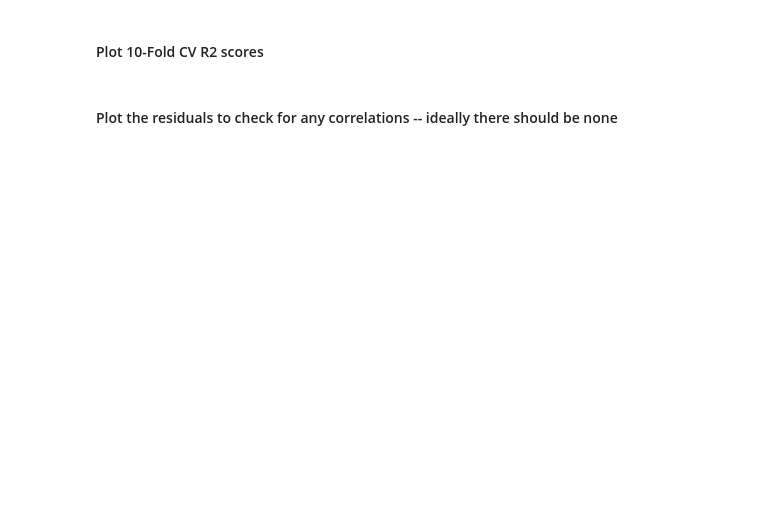
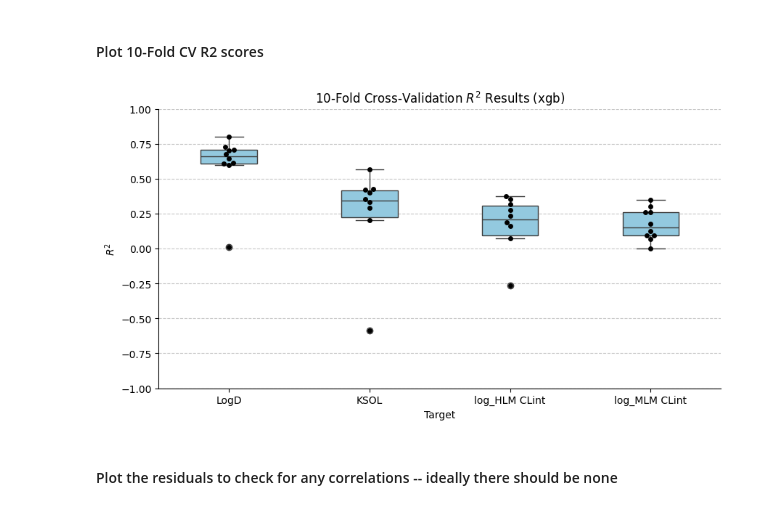
Before and after one commit to JacobMastrandrea/ADMET-Drug-Predictor, a Jupyter notebook: notebooks/xgboost.ipynb, the cells around one changed output. Cells and saved outputs as stored; diff of their text form; code cells hidden in the pictures; blank space fills up the shorter version.

Commit message:
add xgboost training and evaluation

```diff
--- a/notebooks/xgboost.ipynb
+++ b/notebooks/xgboost.ipynb
@@ -47,18 +47,18 @@ import os
 
 xgb_models = {}
 
-model_dir = '../models/xgboost'
+model_dir = '../models/XGBoost'
 for filename in os.listdir(model_dir):
     if filename.endswith('.pkl'):
         target = filename.replace('xgb_', '').replace('.pkl', '')
         xgb_models[target] = joblib.load(os.path.join(model_dir, filename))
 
 
-with open('../models/xgboost/xgb_scores.json', 'r') as f:
+with open('../models/XGBoost/xgb_scores.json', 'r') as f:
     xgb_scores = {target: np.array(scores) for target, scores in json.load(f).items()}
 
 xgb_data = {}
 for target in xgb_scores.keys():
-    y = np.load(f'../models/xgboost/y_{target}.npy', allow_pickle=True)
-    y_pred_cv = np.load(f'../models/xgboost/y_pred_cv_{target}.npy', allow_pickle=True)
+    y = np.load(f'../models/XGBoost/y_{target}.npy', allow_pickle=True)
+    y_pred_cv = np.load(f'../models/XGBoost/y_pred_cv_{target}.npy', allow_pickle=True)
     xgb_data[target] = (None, y, y_pred_cv)
@@ -87,19 +114,21 @@ for target, model in xgb_models.items():
 # %% [markdown]
 #### Plot 10-Fold CV R2 scores
 # %%
-scores_df_xgbb = pd.DataFramexgbf_scores)
+scores_df_xgb = pd.DataFrame(xgb_scores)
 
 plt.figure(figsize=(10, 5))
 sns.boxplot(data=scores_df_xgb, color='skyblue', width=0.4)
-sns.swarmplot(data=scores_df_xgbb, color='black')
+sns.swarmplot(data=scores_df_xgb, color='black')
 
 plt.title(r'10-Fold Cross-Validation $R^2$ Results (xgb)')
 plt.ylabel(r'$R^2$')
 plt.ylim(-1,1)
 plt.xlabel('Target')
 plt.grid(axis='y', linestyle='--', alpha=0.7)
 sns.despine()
 plt.show()
+# %% [output]
+[figure, added]
 # %% [markdown]
 #### Plot the residuals to check for any correlations -- ideally there should be none
 # %%
```
Also changed, not shown: parts of 5 cells of this notebook.
